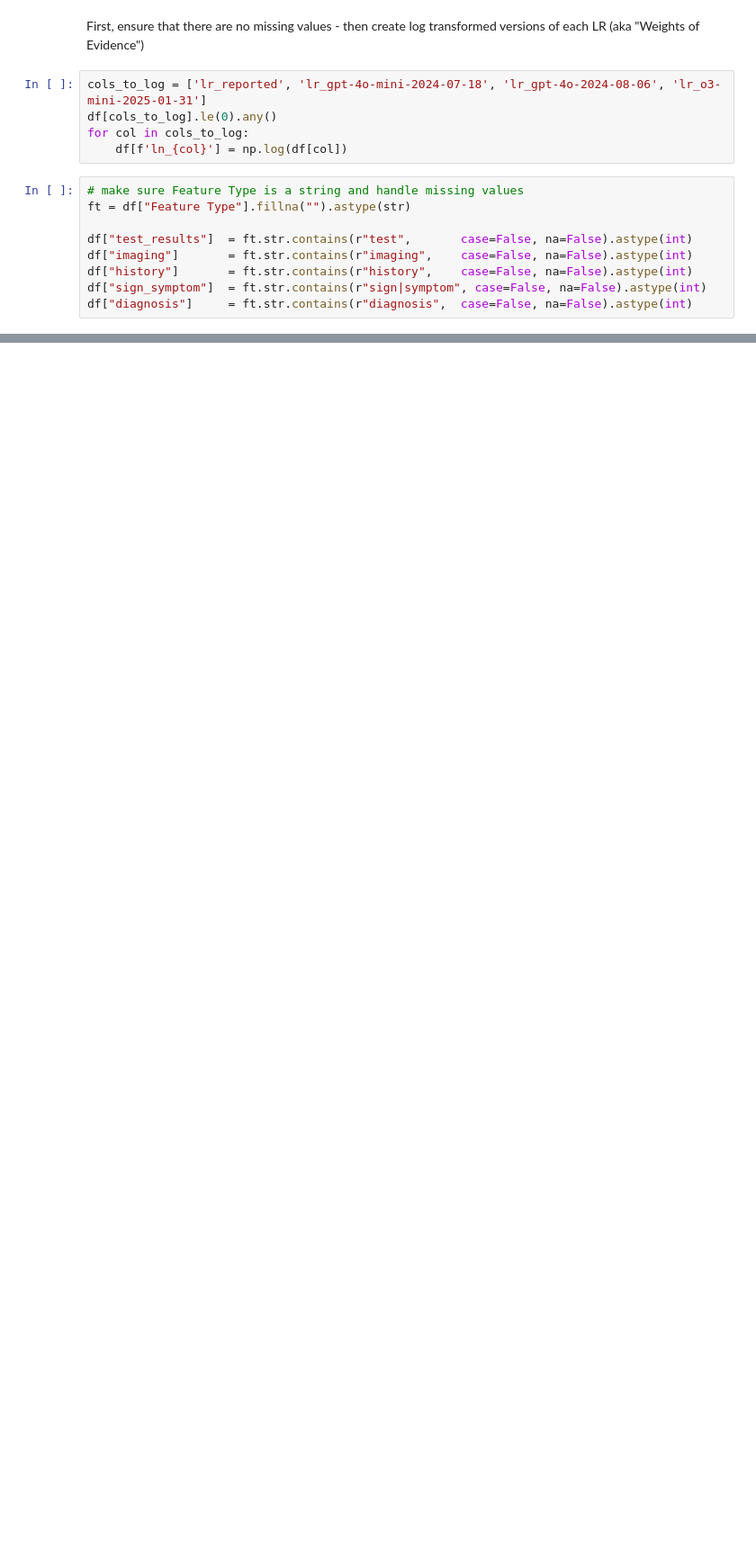
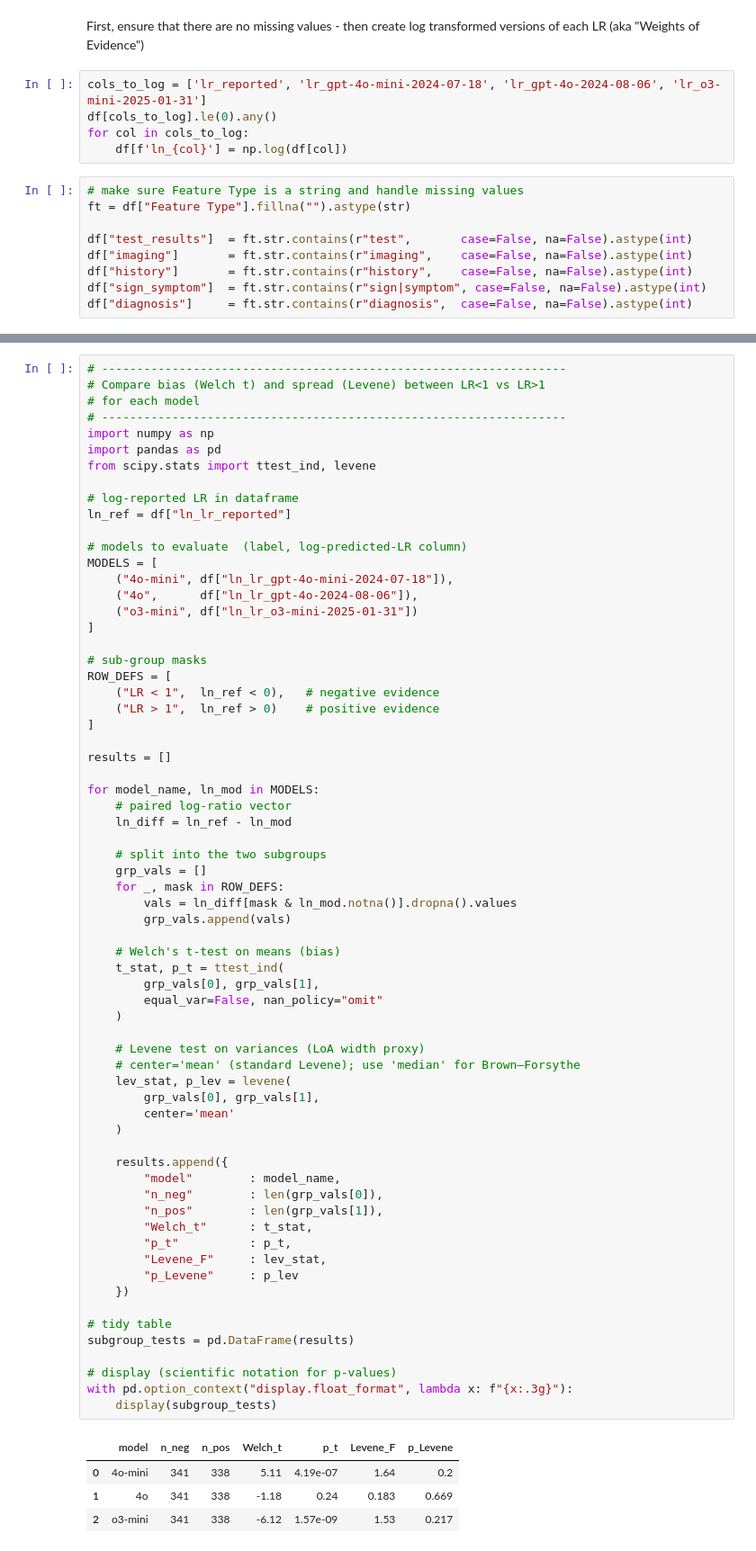
Before and after one commit to reblocke/llm_estimate_lrs, a Jupyter notebook: data_analysis.ipynb, the cells around one changed output, grey strips where cells are left out. Shown at 90% size. Cells and saved outputs as stored; diff of their text form; blank space fills up the shorter version.

```diff
--- a/data_analysis.ipynb
+++ b/data_analysis.ipynb
@@ -128,0 +550,71 @@ plt.show()
+# %%
+# ------------------------------------------------------------------
+# Compare bias (Welch t) and spread (Levene) between LR<1 vs LR>1
+# for each model
+# ------------------------------------------------------------------
+import numpy as np
+import pandas as pd
+from scipy.stats import ttest_ind, levene
+
+# log‑reported LR in dataframe
+ln_ref = df["ln_lr_reported"]
+
+# models to evaluate  (label, log‑predicted‑LR column)
+MODELS = [
+    ("4o-mini", df["ln_lr_gpt-4o-mini-2024-07-18"]),
+    ("4o",      df["ln_lr_gpt-4o-2024-08-06"]),
+    ("o3-mini", df["ln_lr_o3-mini-2025-01-31"])
+]
+
+# sub‑group masks
+ROW_DEFS = [
+    ("LR < 1",  ln_ref < 0),   # negative evidence
+    ("LR > 1",  ln_ref > 0)    # positive evidence
+]
+
+results = []
+
+for model_name, ln_mod in MODELS:
+    # paired log‑ratio vector
+    ln_diff = ln_ref - ln_mod
+
+    # split into the two subgroups
+    grp_vals = []
+    for _, mask in ROW_DEFS:
+        vals = ln_diff[mask & ln_mod.notna()].dropna().values
+        grp_vals.append(vals)
+
+    # Welch's t‑test on means (bias)
+    t_stat, p_t = ttest_ind(
+        grp_vals[0], grp_vals[1],
+        equal_var=False, nan_policy="omit"
+    )
+
+    # Levene test on variances (LoA width proxy)
+    # center='mean' (standard Levene); use 'median' for Brown–Forsythe
+    lev_stat, p_lev = levene(
+        grp_vals[0], grp_vals[1],
+        center='mean'
+    )
+
+    results.append({
+        "model"        : model_name,
+        "n_neg"        : len(grp_vals[0]),
+        "n_pos"        : len(grp_vals[1]),
+        "Welch_t"      : t_stat,
+        "p_t"          : p_t,
+        "Levene_F"     : lev_stat,
+        "p_Levene"     : p_lev
+    })
+
+# tidy table
+subgroup_tests = pd.DataFrame(results)
+
+# display (scientific notation for p‑values)
+with pd.option_context("display.float_format", lambda x: f"{x:.3g}"):
+    display(subgroup_tests)
+# %% [output]
+|  | model | n_neg | n_pos | Welch_t | p_t | Levene_F | p_Levene |
+| 0 | 4o-mini | 341 | 338 | 5.11 | 4.19e-07 | 1.64 | 0.2 |
+| 1 | 4o | 341 | 338 | -1.18 | 0.24 | 0.183 | 0.669 |
+| 2 | o3-mini | 341 | 338 | -6.12 | 1.57e-09 | 1.53 | 0.217 |
```
Also changed, not shown: parts of 33 cells of this notebook, 42 other files.
